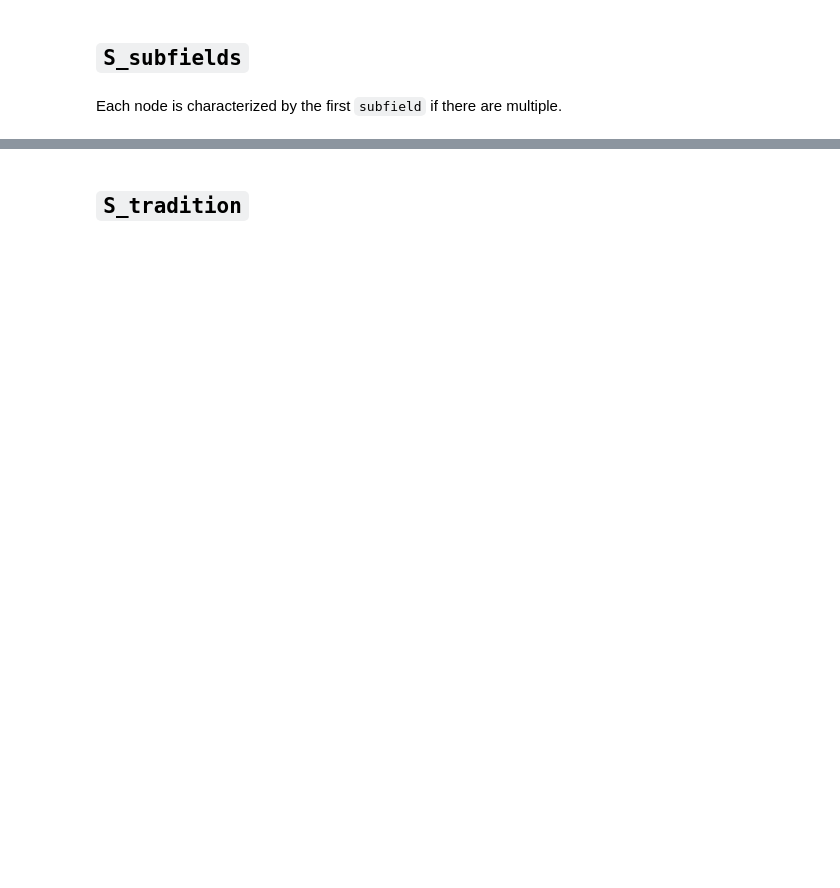
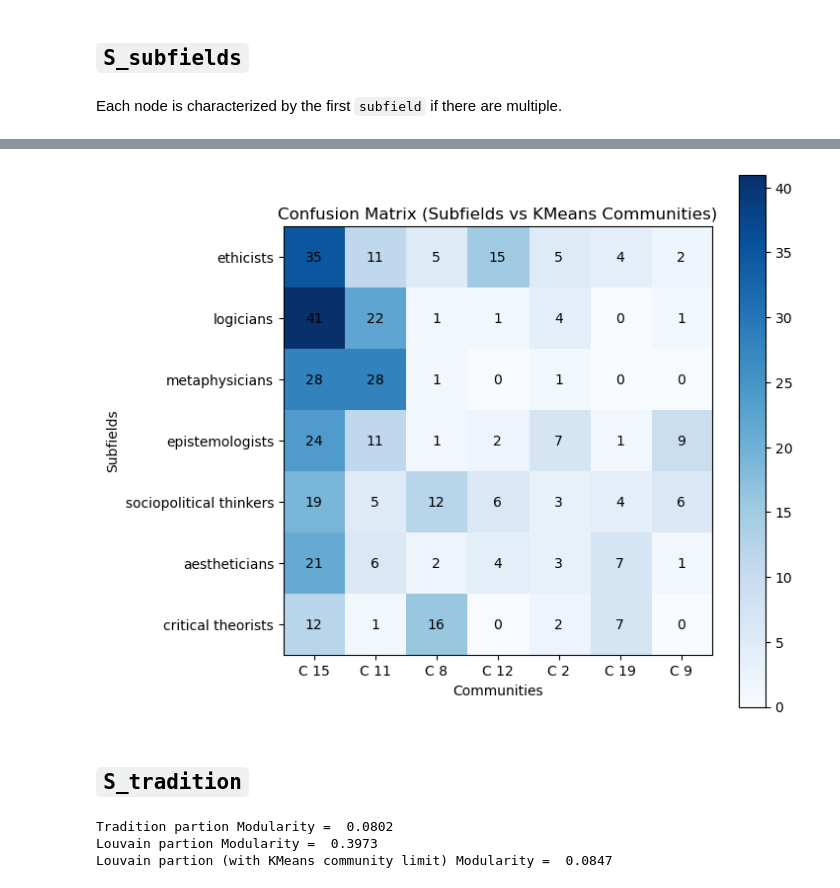
Before and after one commit to medonimario/social-graphs-interactions-2024, a Jupyter notebook: community_extraction.ipynb, the cells around one changed output, grey strips where cells are left out. Drawn from its saved outputs; the diff is of its cells as text; code cells hidden in the pictures; blank space fills up the shorter version.

```diff
--- a/community_extraction.ipynb
+++ b/community_extraction.ipynb
@@ -252,2 +380,12 @@ subfields_partition = create_partition_using_attribute(S_subfields, 'subfields')
+# %%
+plot_partition_heatmap(
+    graph=S_subfields,
+    attribute_partition=subfields_partition,
+    louvain_partition=louvain_partition_S_subfields_kmeans,
+    attribute_name='subfields',
+    title='Confusion Matrix (Subfields vs KMeans Communities)'
+)
+# %% [output]
+[figure, added]
 # %% [markdown]
 ## `S_tradition`
@@ -255,0 +392,13 @@ tradition_partition = create_partition_using_attribute(S_tradition, 'tradition')
+# %%
+tradition_partition = create_partition_using_attribute(S_tradition, 'tradition')
+tradition_partition_modularity = get_louvain_modularity(S_tradition, tradition_partition)
+
+louvain_partition_S_tradition = community_louvain.best_partition(S_tradition, random_state=RANDOM_STATE)
+louvain_partition_S_tradition_kmeans = louvain_kmeans_partition(S_tradition, 2)
+print("Tradition partion Modularity = ", tradition_partition_modularity)
+print("Louvain partion Modularity = ", get_louvain_modularity(S_tradition, louvain_partition_S_tradition))
+print("Louvain partion (with KMeans community limit) Modularity = ", get_louvain_modularity(S_tradition, louvain_partition_S_tradition_kmeans))
+# %% [output]
+Tradition partion Modularity =  0.0802
+Louvain partion Modularity =  0.3973
+Louvain partion (with KMeans community limit) Modularity =  0.0847
```
Also changed, not shown: parts of 17 cells of this notebook.
